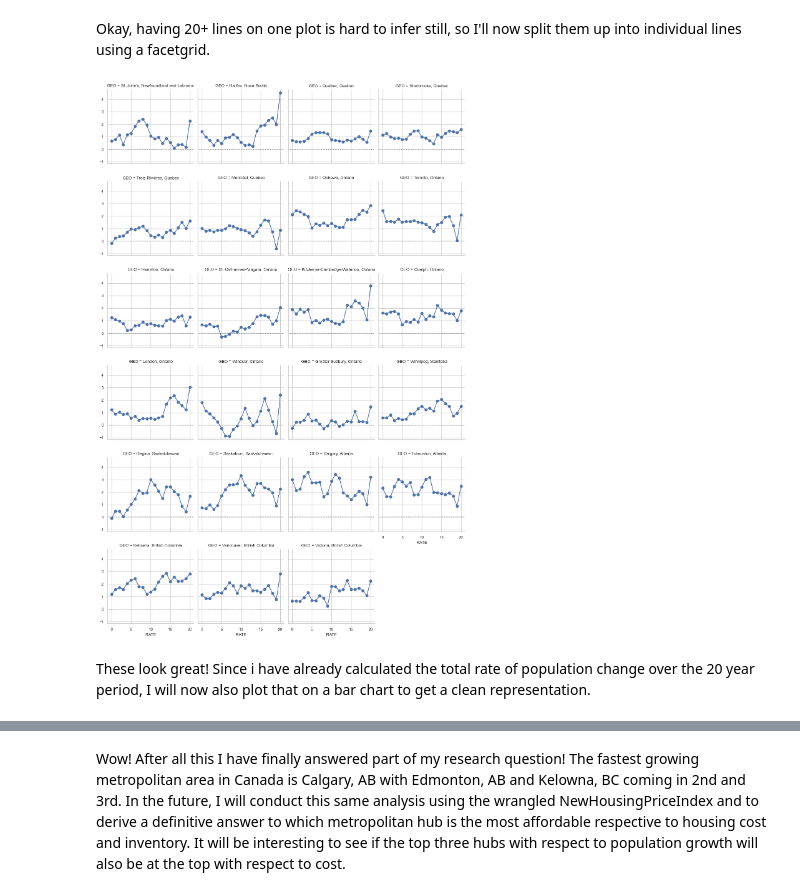
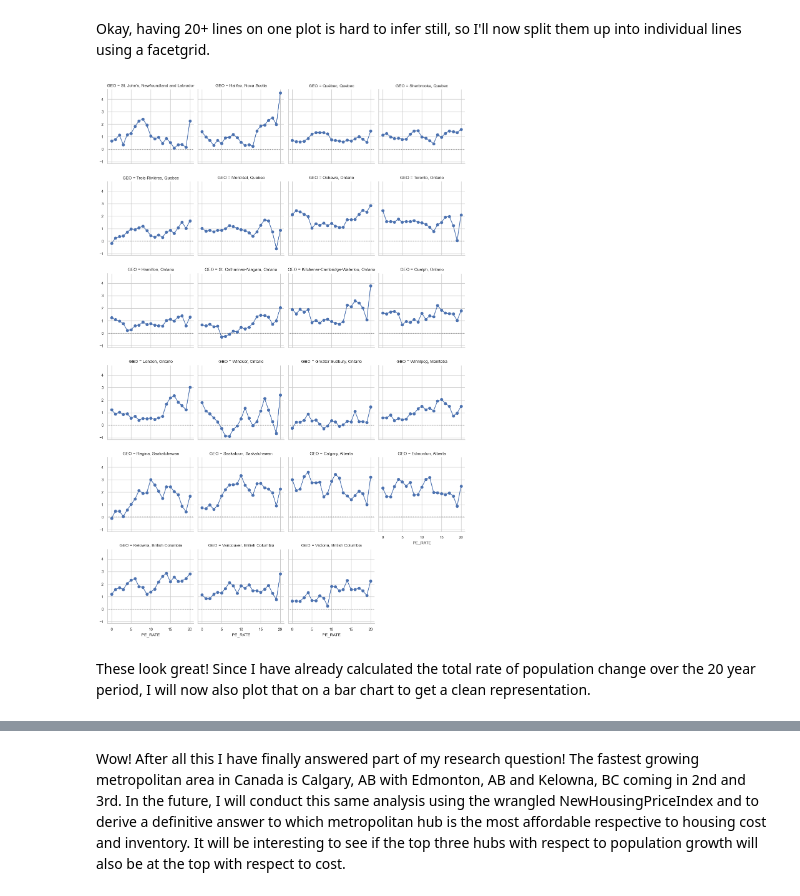
Before and after one commit to ubco-W2022T2-data301/project-group-group01, a Jupyter notebook: analysis/Logananalysis2.ipynb, the cells around one changed output, grey strips where cells are left out. Saved outputs shown, nothing was run; the diff lists cells and outputs as text; code cells hidden in the pictures.

```diff
--- a/analysis/Logananalysis2.ipynb
+++ b/analysis/Logananalysis2.ipynb
@@ -450,7 +501,7 @@ Okay, I have finally managed to visualize the change in population over time for
 rate_change_per_year = pd.DataFrame()
 for city in PE_Wrangled_Final_all_ages["GEO"].unique():
     city_list = PE_Wrangled_Final_all_ages.loc[PE_Wrangled_Final_all_ages['GEO'] == city].copy()
-    city_list['RATE'] = city_list['VALUE'].pct_change() * 100
+    city_list['PE_RATE'] = city_list['VALUE'].pct_change() * 100
     city_list = city_list.dropna()
     rate_change_per_year = pd.concat([rate_change_per_year, city_list], axis=0)
 rate_change_per_year
@@ -529,11 +581,11 @@ Okay, having 20+ lines on one plot is hard to infer still, so I'll now split the
 # %%
 pop_facet = sns.FacetGrid(data=rate_change_per_year, col="GEO", col_wrap=4, height=3, palette="tab20c")
 pop_facet.refline(y=0, linestyle=":")
-pop_facet.map(plt.plot, "RATE", marker="o")
+pop_facet.map(plt.plot, "PE_RATE", marker="o")
 pop_facet.fig.tight_layout(w_pad=1)
 n=None
 # %% [output]
-[figure, old version]
+[figure, new version]
 # %% [markdown]
-These look great! Since i have already calculated the total rate of population change over the 20 year period, I will now also plot that on a bar chart to get a clean representation.
+These look great! Since I have already calculated the total rate of population change over the 20 year period, I will now also plot that on a bar chart to get a clean representation.
 # %%
```
Also changed, not shown: parts of 63 cells of this notebook, 2 other files.
